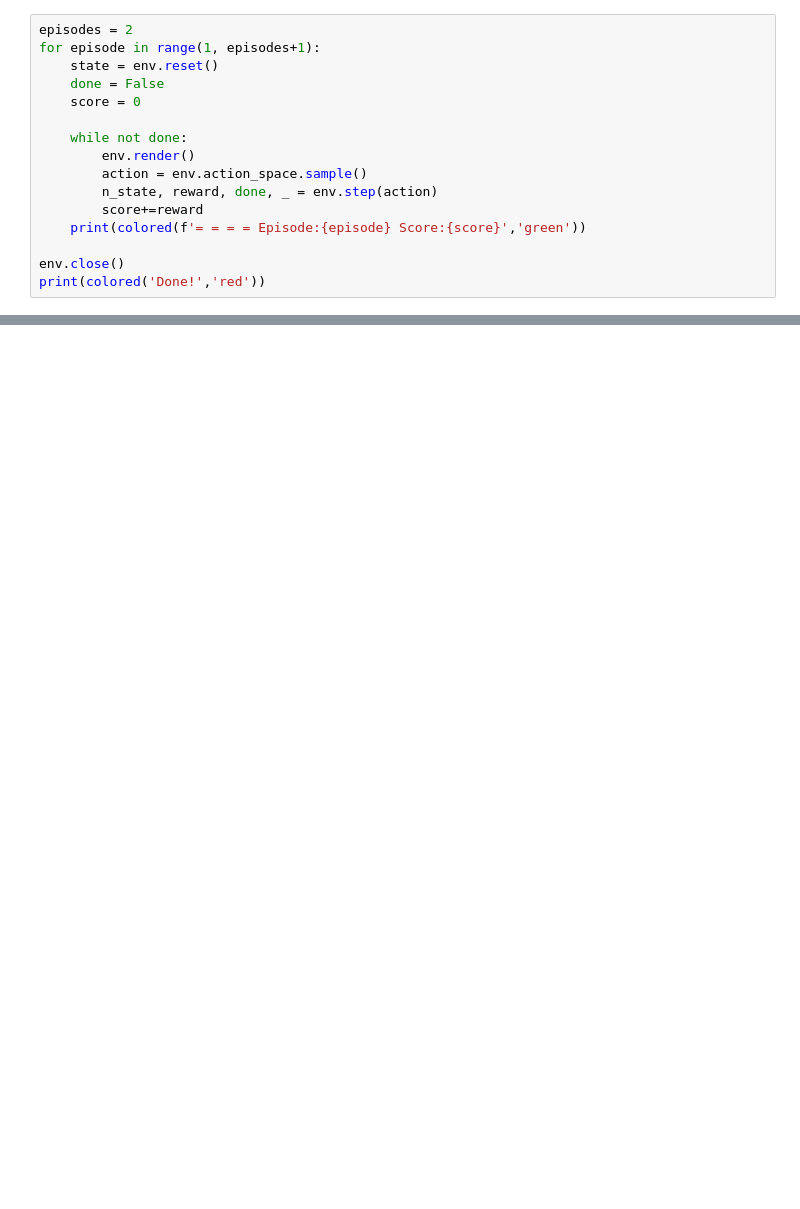
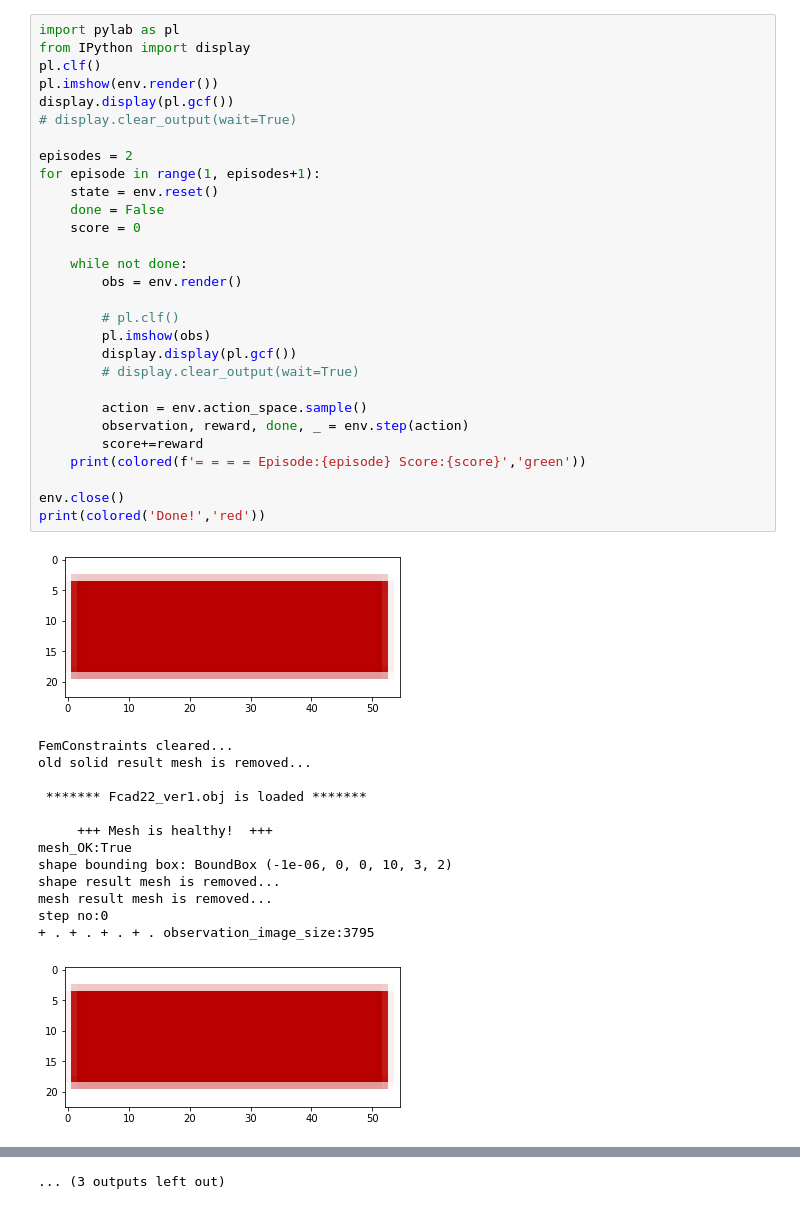
Before and after one commit to hex41434/FreeCAD_RL_FEM_Environment, a Jupyter notebook: src/RLFEM/build_RL_env.ipynb, the cells around one changed output, grey strips where cells are left out. Saved outputs shown, nothing was run; the diff lists cells and outputs as text; blank space fills up the shorter version.

```diff
--- a/src/RLFEM/build_RL_env.ipynb
+++ b/src/RLFEM/build_RL_env.ipynb
@@ -18,16 +42,44 @@ env = RLFEM(render_modes='human',
 # %%
+import pylab as pl
+from IPython import display
+pl.clf()
+pl.imshow(env.render())
+display.display(pl.gcf())
+# display.clear_output(wait=True)
+
 episodes = 2
 for episode in range(1, episodes+1):
     state = env.reset()
     done = False
     score = 0
 
     while not done:
-        env.render()
+        obs = env.render()
+
+        # pl.clf()
+        pl.imshow(obs)
+        display.display(pl.gcf())
+        # display.clear_output(wait=True)
+
         action = env.action_space.sample()
-        n_state, reward, done, _ = env.step(action)
+        observation, reward, done, _ = env.step(action)
         score+=reward
     print(colored(f'= = = = Episode:{episode} Score:{score}','green'))
 
 env.close()
 print(colored('Done!','red'))
+# %% [output]
+[figure, added]
+FemConstraints cleared...
+old solid result mesh is removed...
+
+ ******* Fcad22_ver1.obj is loaded *******
+
+     +++ Mesh is healthy!  +++
+mesh_OK:True
+shape bounding box: BoundBox (-1e-06, 0, 0, 10, 3, 2)
+shape result mesh is removed...
+mesh result mesh is removed...
+step no:0
++ . + . + . + . observation_image_size:3795
+[figure, added]
@@ -33,0 +175 @@ print(colored('Done!','red'))
+... (3 outputs left out)
```
Also changed, not shown: parts of 3 cells of this notebook, 8 other files.
